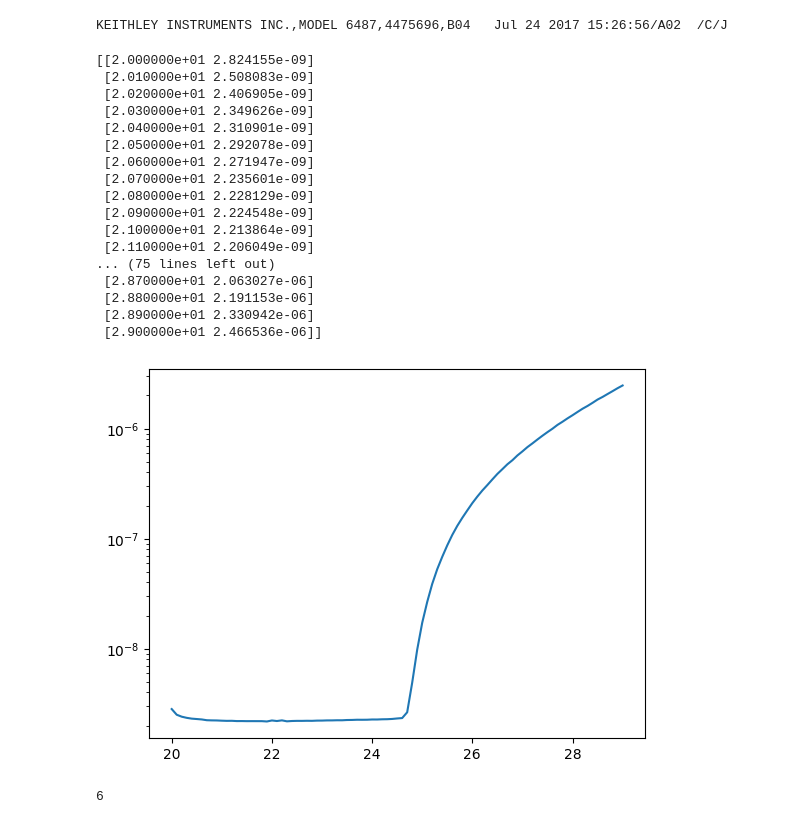
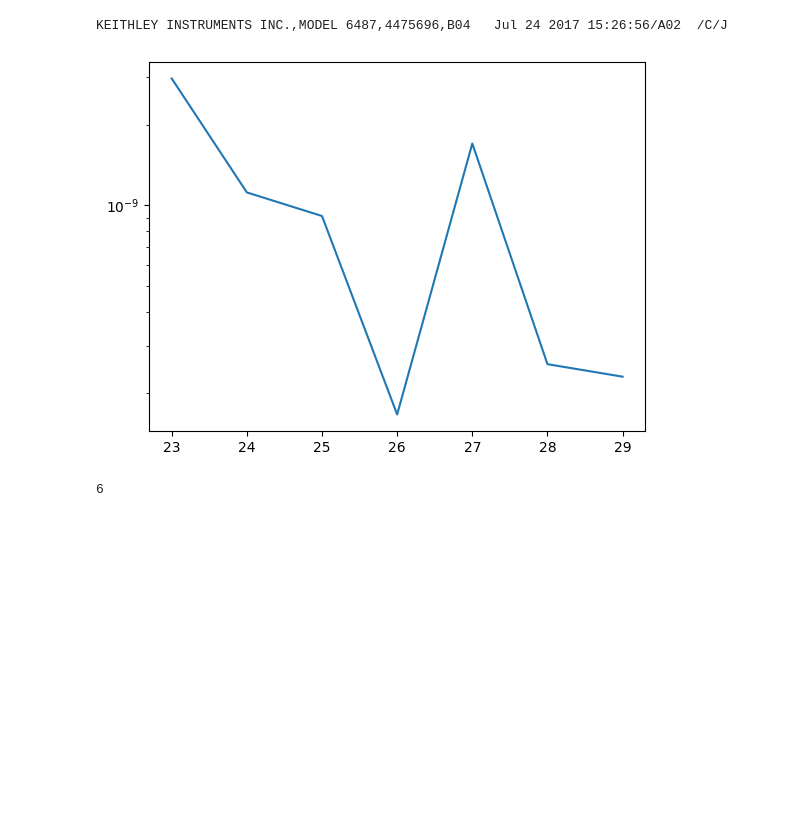
Before and after one commit to Moore-Lab/nanospheres, a Jupyter notebook: DAQ/keithley6487/take_iv_curves.ipynb, the cells around one changed output. Drawn from its saved outputs; the diff is of its cells as text; code cells hidden in the pictures; blank space fills up the shorter version.

```diff
--- a/DAQ/keithley6487/take_iv_curves.ipynb
+++ b/DAQ/keithley6487/take_iv_curves.ipynb
@@ -11,7 +12,7 @@ print(inst.query("*IDN?"))
 KEITHLEY INSTRUMENTS INC.,MODEL 6487,4475696,B04   Jul 24 2017 15:26:56/A02  /C/J
 # %%
 def take_iv_sweep(start_volt, stop_volt, step_volt):
-    delay = 0.2
+    delay = 0.5
 
     nsteps = int((stop_volt-start_volt)/step_volt)
 
@@ -26,7 +27,7 @@ def take_iv_sweep(start_volt, stop_volt, step_volt):
     inst.write("SYST:ZCH OFF")
     inst.write(":INIT")
 
-    time.sleep((delay + 0.4)*nsteps + 2)
+    time.sleep((delay + 0.5)*nsteps + 2)
 
     inst.write(":ABORT")
     inst.write(":TRAC:DATA?")
@@ -43,33 +44,21 @@ def take_iv_sweep(start_volt, stop_volt, step_volt):
 
     return(out_data)
 # %%
-data = take_iv_sweep(20, 29, 0.1)
+save_path = "D:/data/SiPM/IV_curves/"
+save_name = "test"
 
-print(data)
+data = take_iv_sweep(23, 29, 1)
+
+if(save_path):
+    cdate=datetime.today().strftime(r'%Y%m%d')
+    np.savetxt(save_path+"%s_%s.csv"%(cdate,save_name), data, delimiter=',')
 
 plt.figure()
 plt.semilogy(data[:,0], np.abs(data[:,1]))
 
 plt.show()
 # %% [output]
-[[2.000000e+01 2.824155e-09]
- [2.010000e+01 2.508083e-09]
- [2.020000e+01 2.406905e-09]
- [2.030000e+01 2.349626e-09]
- [2.040000e+01 2.310901e-09]
- [2.050000e+01 2.292078e-09]
- [2.060000e+01 2.271947e-09]
- [2.070000e+01 2.235601e-09]
- [2.080000e+01 2.228129e-09]
- [2.090000e+01 2.224548e-09]
- [2.100000e+01 2.213864e-09]
- [2.110000e+01 2.206049e-09]
-... (75 lines left out)
- [2.870000e+01 2.063027e-06]
- [2.880000e+01 2.191153e-06]
- [2.890000e+01 2.330942e-06]
- [2.900000e+01 2.466536e-06]]
-[figure, old version]
+[figure, new version]
 # %%
 # %% [output]
 6
```
Also changed, not shown: parts of 1 cell of this notebook, 4 other files.
